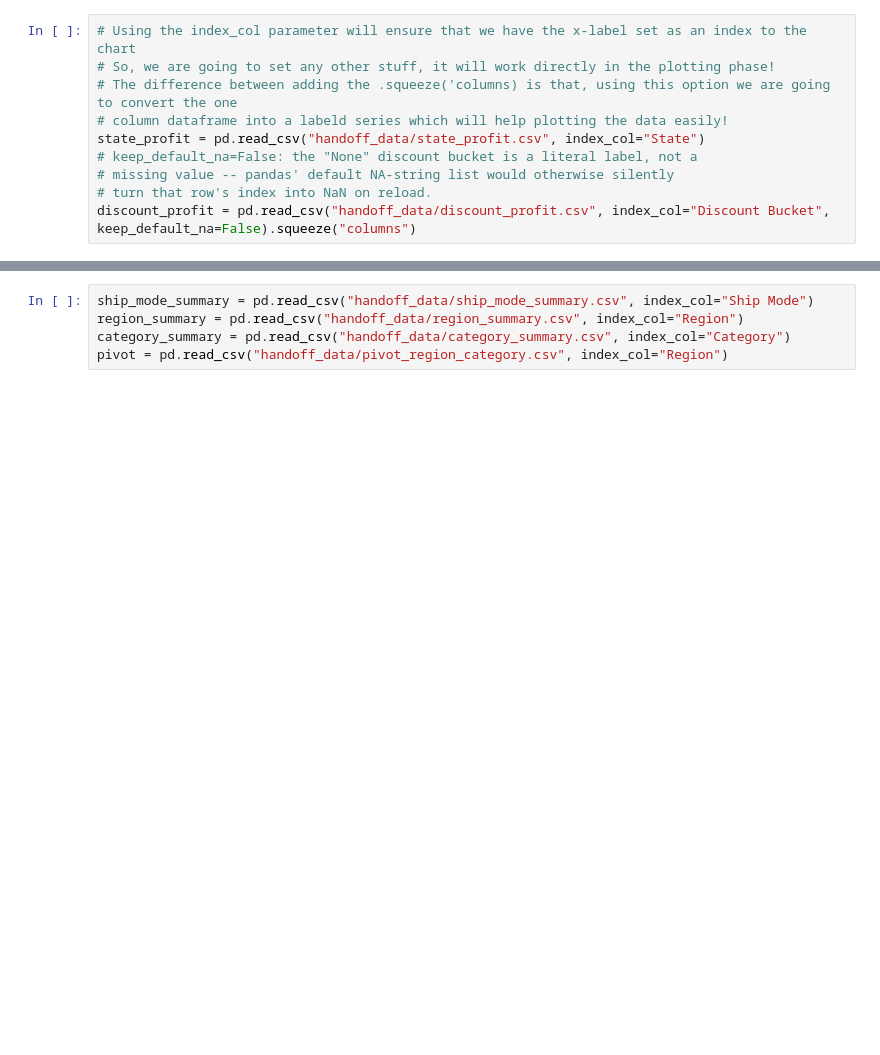
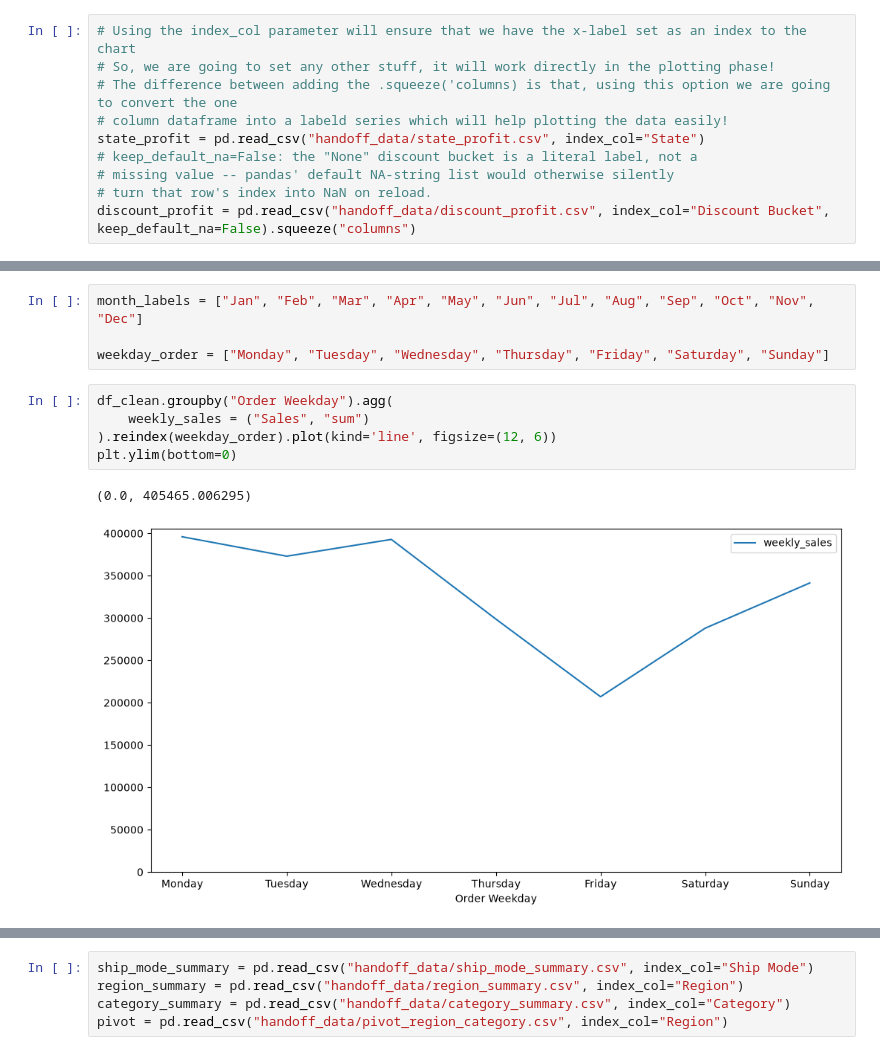
Before and after one commit to wmouhammed2016/data_exploring_cleaning, a Jupyter notebook: visualization_dashboard.ipynb, the cells around one changed output, grey strips where cells are left out. Drawn from its saved outputs; the diff is of its cells as text; blank space fills up the shorter version.

```diff
--- a/visualization_dashboard.ipynb
+++ b/visualization_dashboard.ipynb
@@ -56,0 +88,12 @@ plt.show()
+# %%
+month_labels = ["Jan", "Feb", "Mar", "Apr", "May", "Jun", "Jul", "Aug", "Sep", "Oct", "Nov", "Dec"]
+
+weekday_order = ["Monday", "Tuesday", "Wednesday", "Thursday", "Friday", "Saturday", "Sunday"]
+# %%
+df_clean.groupby("Order Weekday").agg(
+    weekly_sales = ("Sales", "sum")
+).reindex(weekday_order).plot(kind='line', figsize=(12, 6))
+plt.ylim(bottom=0)
+# %% [output]
+(0.0, 405465.006295)
+[figure, added]
```
Also changed, not shown: parts of 9 cells of this notebook, 3 other files.
